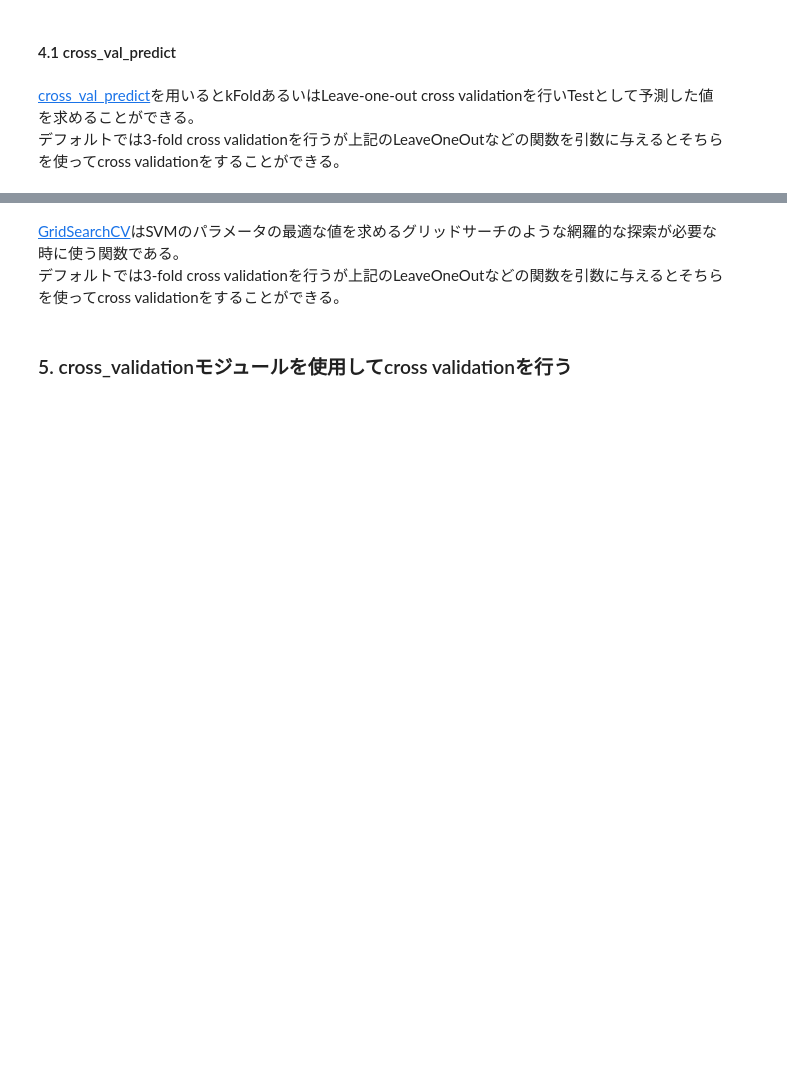
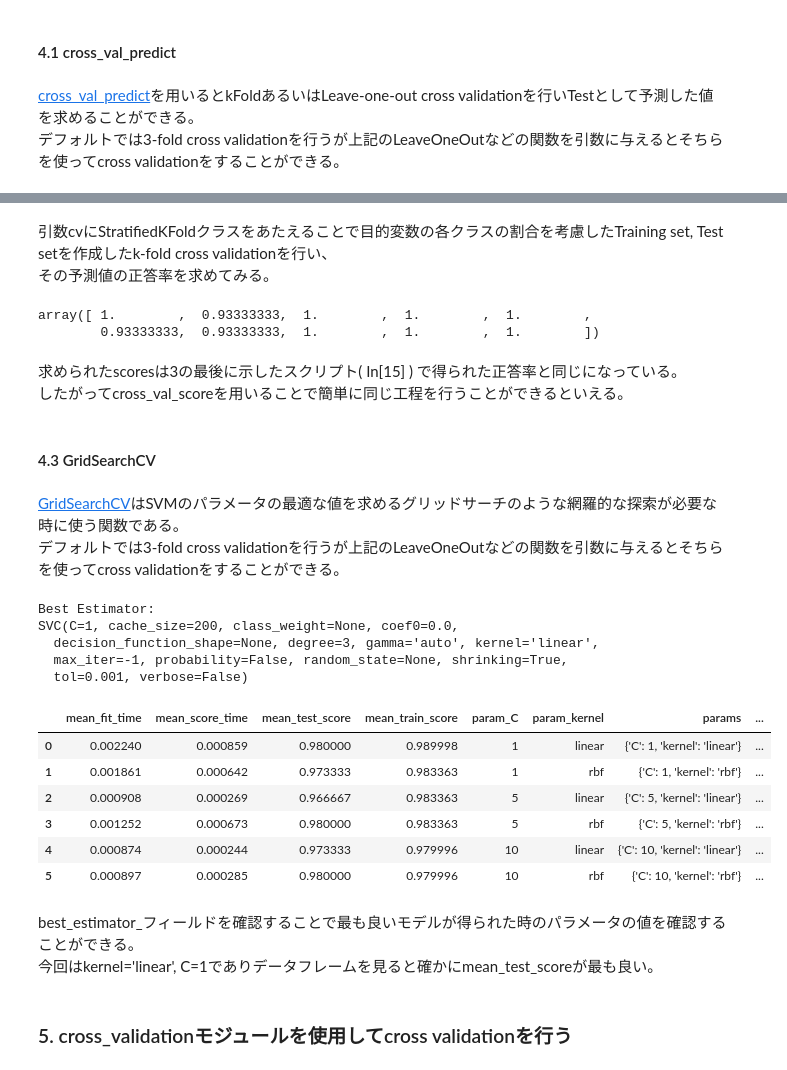
Before and after one commit to chemo-wakate/tutorial-7th, a Jupyter notebook: advanced/Cross-validation.ipynb, the cells around one changed output, grey strips where cells are left out. Cells and saved outputs as stored; diff of their text form; code cells hidden in the pictures; blank space fills up the shorter version.

```diff
--- a/advanced/Cross-validation.ipynb
+++ b/advanced/Cross-validation.ipynb
@@ -358,8 +369,37 @@ cv = KFold(n_splits=3, test_size=0.3, random_state=0)
+# %% [markdown]
+引数cvにStratifiedKFoldクラスをあたえることで目的変数の各クラスの割合を考慮したTraining set, Test setを作成したk-fold cross validationを行い、<br>その予測値の正答率を求めてみる。
+# %%
+skf = StratifiedKFold(n_splits=10)
+svc = svm.SVC()
+scores = cross_val_score(svc, X_iris, y_iris, cv=skf)
+scores
+# %% [output]
+array([ 1.        ,  0.93333333,  1.        ,  1.        ,  1.        ,
+        0.93333333,  0.93333333,  1.        ,  1.        ,  1.        ])
+# %% [markdown]
+求められたscoresは3の最後に示したスクリプト( In[15] ) で得られた正答率と同じになっている。<br>
+したがってcross_val_scoreを用いることで簡単に同じ工程を行うことができるといえる。
+# %% [markdown]
+#### 4.3 GridSearchCV
 # %% [markdown]
 [GridSearchCV](http://scikit-learn.org/stable/modules/generated/sklearn.model_selection.GridSearchCV.html#sklearn.model_selection.GridSearchCV)はSVMのパラメータの最適な値を求めるグリッドサーチのような網羅的な探索が必要な時に使う関数である。<br>デフォルトでは3-fold cross validationを行うが上記のLeaveOneOutなどの関数を引数に与えるとそちらを使ってcross validationをすることができる。
 # %%
-iris = datasets.load_iris()
-parameters = {'kernel':('linear', 'rbf'), 'C':[1, 10]}
+parameters = {'kernel':('linear', 'rbf'), 'C':[1, 5, 10]}
 svc = svm.SVC()
 clf = GridSearchCV(svc, parameters)
-clf.fit(iris.data, iris.target)
+clf.fit(X_iris, y_iris)
+print('Best Estimator:\n%s\n' % clf.best_estimator_)
+pd.DataFrame(clf.cv_results_)
+# %% [output]
+Best Estimator:
+SVC(C=1, cache_size=200, class_weight=None, coef0=0.0,
+  decision_function_shape=None, degree=3, gamma='auto', kernel='linear',
+  max_iter=-1, probability=False, random_state=None, shrinking=True,
+  tol=0.001, verbose=False)
+|  | mean_fit_time | mean_score_time | mean_test_score | mean_train_score | param_C | param_kernel | params | ... |
+| 0 | 0.002240 | 0.000859 | 0.980000 | 0.989998 | 1 | linear | {'C': 1, 'kernel': 'linear'} | ... |
+| 1 | 0.001861 | 0.000642 | 0.973333 | 0.983363 | 1 | rbf | {'C': 1, 'kernel': 'rbf'} | ... |
+| 2 | 0.000908 | 0.000269 | 0.966667 | 0.983363 | 5 | linear | {'C': 5, 'kernel': 'linear'} | ... |
+| 3 | 0.001252 | 0.000673 | 0.980000 | 0.983363 | 5 | rbf | {'C': 5, 'kernel': 'rbf'} | ... |
+| 4 | 0.000874 | 0.000244 | 0.973333 | 0.979996 | 10 | linear | {'C': 10, 'kernel': 'linear'} | ... |
+| 5 | 0.000897 | 0.000285 | 0.980000 | 0.979996 | 10 | rbf | {'C': 10, 'kernel': 'rbf'} | ... |
@@ -371,3 +406,6 @@ clf.fit(X_iris, y_iris)
+# %% [markdown]
+best_estimator_フィールドを確認することで最も良いモデルが得られた時のパラメータの値を確認することができる。<br>
+今回はkernel='linear', C=1でありデータフレームを見ると確かにmean_test_scoreが最も良い。
 # %% [markdown]
 ### 5. cross_validationモジュールを使用してcross validationを行う
 # %% [markdown]
```
Also changed, not shown: parts of 16 cells of this notebook.
